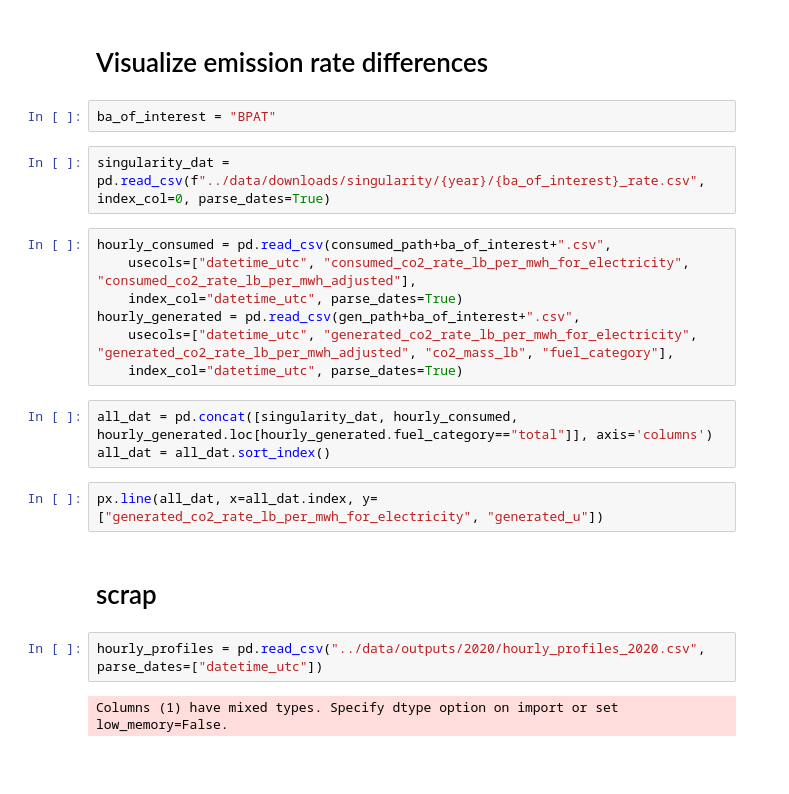
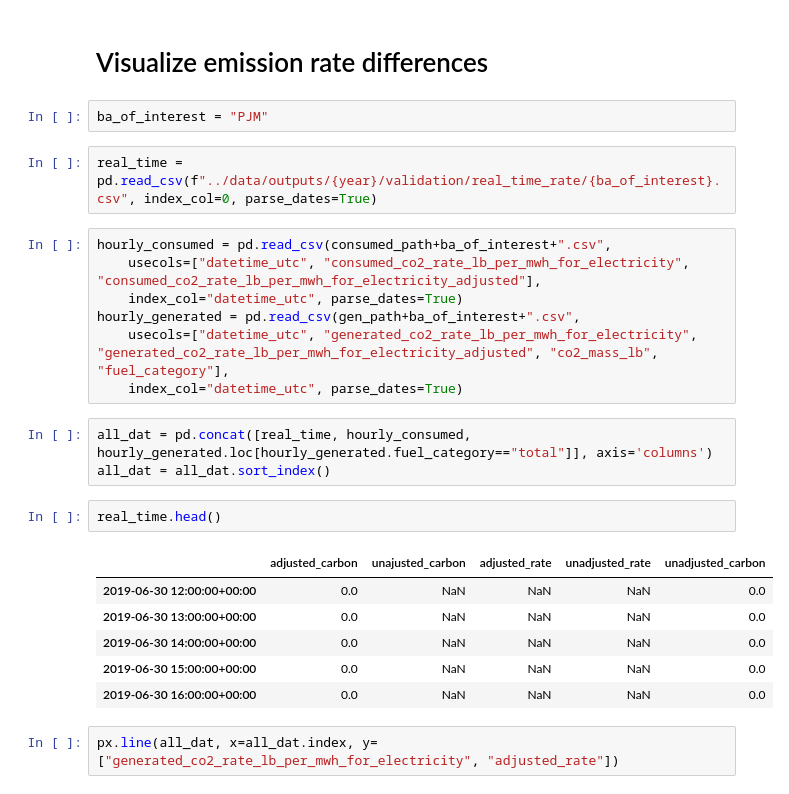
Before and after one commit to singularity-energy/open-grid-emissions, a Jupyter notebook: notebooks/hourly_validation.ipynb, the cells around one changed output. Drawn from its saved outputs; the diff is of its cells as text; blank space fills up the shorter version.

```diff
--- a/notebooks/hourly_validation.ipynb
+++ b/notebooks/hourly_validation.ipynb
@@ -302,24 +296,27 @@ cors
 # %% [markdown]
 # Visualize emission rate differences
 # %%
-ba_of_interest = "BPAT"
+ba_of_interest = "PJM"
 # %%
-singularity_dat = pd.read_csv(f"../data/downloads/singularity/{year}/{ba_of_interest}_rate.csv", index_col=0, parse_dates=True)
+real_time = pd.read_csv(f"../data/outputs/{year}/validation/real_time_rate/{ba_of_interest}.csv", index_col=0, parse_dates=True)
 # %%
 hourly_consumed = pd.read_csv(consumed_path+ba_of_interest+".csv",
-    usecols=["datetime_utc", "consumed_co2_rate_lb_per_mwh_for_electricity", "consumed_co2_rate_lb_per_mwh_adjusted"],
+    usecols=["datetime_utc", "consumed_co2_rate_lb_per_mwh_for_electricity", "consumed_co2_rate_lb_per_mwh_for_electricity_adjusted"],
     index_col="datetime_utc", parse_dates=True)
 hourly_generated = pd.read_csv(gen_path+ba_of_interest+".csv",
-    usecols=["datetime_utc", "generated_co2_rate_lb_per_mwh_for_electricity", "generated_co2_rate_lb_per_mwh_adjusted", "co2_mass_lb", "fuel_category"],
+    usecols=["datetime_utc", "generated_co2_rate_lb_per_mwh_for_electricity", "generated_co2_rate_lb_per_mwh_for_electricity_adjusted", "co2_mass_lb", "fuel_category"],
     index_col="datetime_utc", parse_dates=True)
 # %%
-all_dat = pd.concat([singularity_dat, hourly_consumed, hourly_generated.loc[hourly_generated.fuel_category=="total"]], axis='columns')
+all_dat = pd.concat([real_time, hourly_consumed, hourly_generated.loc[hourly_generated.fuel_category=="total"]], axis='columns')
 all_dat = all_dat.sort_index()
+# %%
+real_time.head()
+# %% [output]
+|  | adjusted_carbon | unajusted_carbon | adjusted_rate | unadjusted_rate | unadjusted_carbon |
+| 2019-06-30 12:00:00+00:00 | 0.0 | NaN | NaN | NaN | 0.0 |
+| 2019-06-30 13:00:00+00:00 | 0.0 | NaN | NaN | NaN | 0.0 |
+| 2019-06-30 14:00:00+00:00 | 0.0 | NaN | NaN | NaN | 0.0 |
+| 2019-06-30 15:00:00+00:00 | 0.0 | NaN | NaN | NaN | 0.0 |
+| 2019-06-30 16:00:00+00:00 | 0.0 | NaN | NaN | NaN | 0.0 |
 # %%
-px.line(all_dat, x=all_dat.index, y=["generated_co2_rate_lb_per_mwh_for_electricity", "generated_u"])
+px.line(all_dat, x=all_dat.index, y=["generated_co2_rate_lb_per_mwh_for_electricity", "adjusted_rate"])
-# %% [markdown]
-# scrap
-# %%
-hourly_profiles = pd.read_csv("../data/outputs/2020/hourly_profiles_2020.csv", parse_dates=["datetime_utc"])
-# %% [output]
-Columns (1) have mixed types. Specify dtype option on import or set low_memory=False.
```
Also changed, not shown: parts of 10 cells of this notebook.
